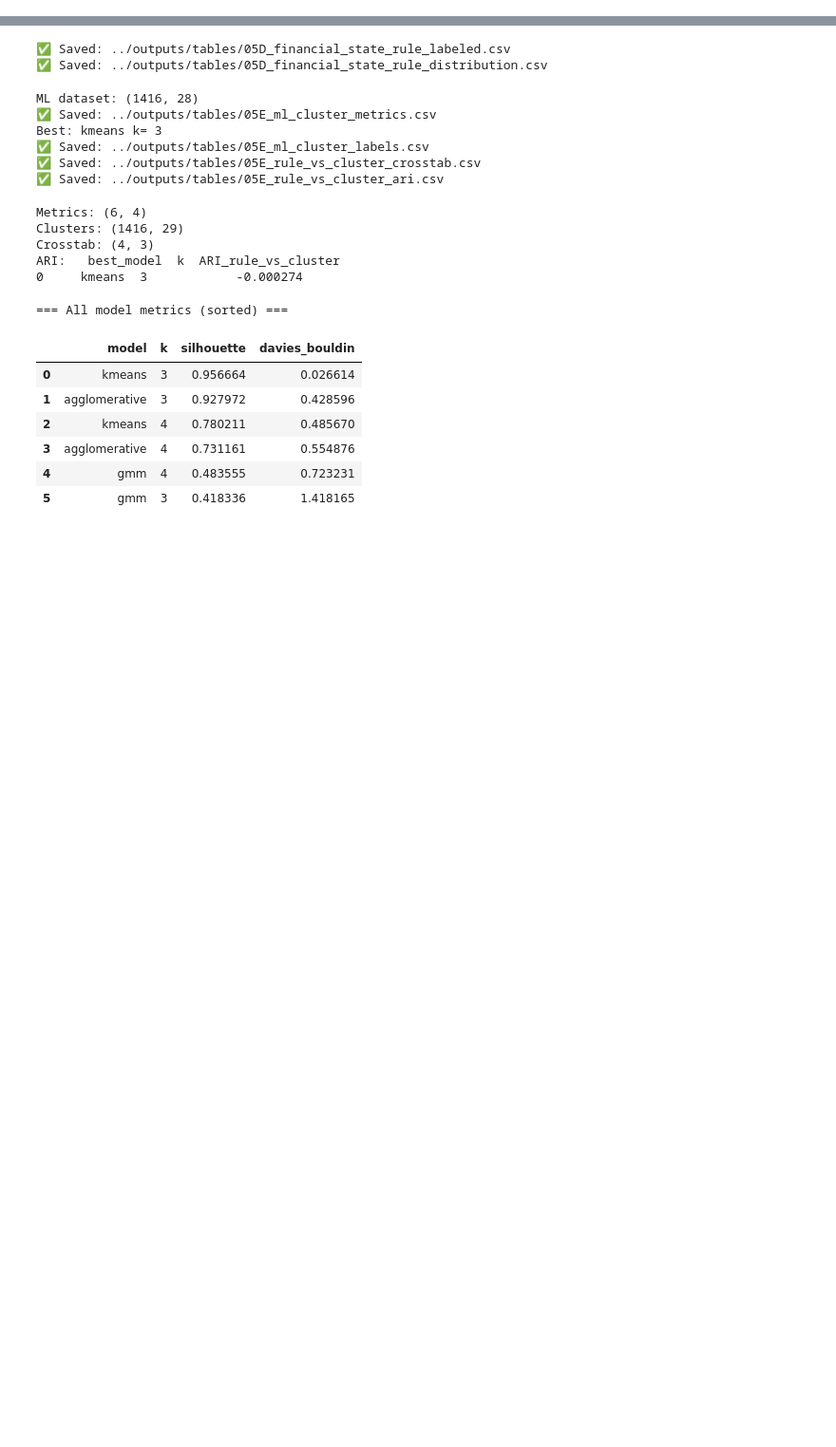
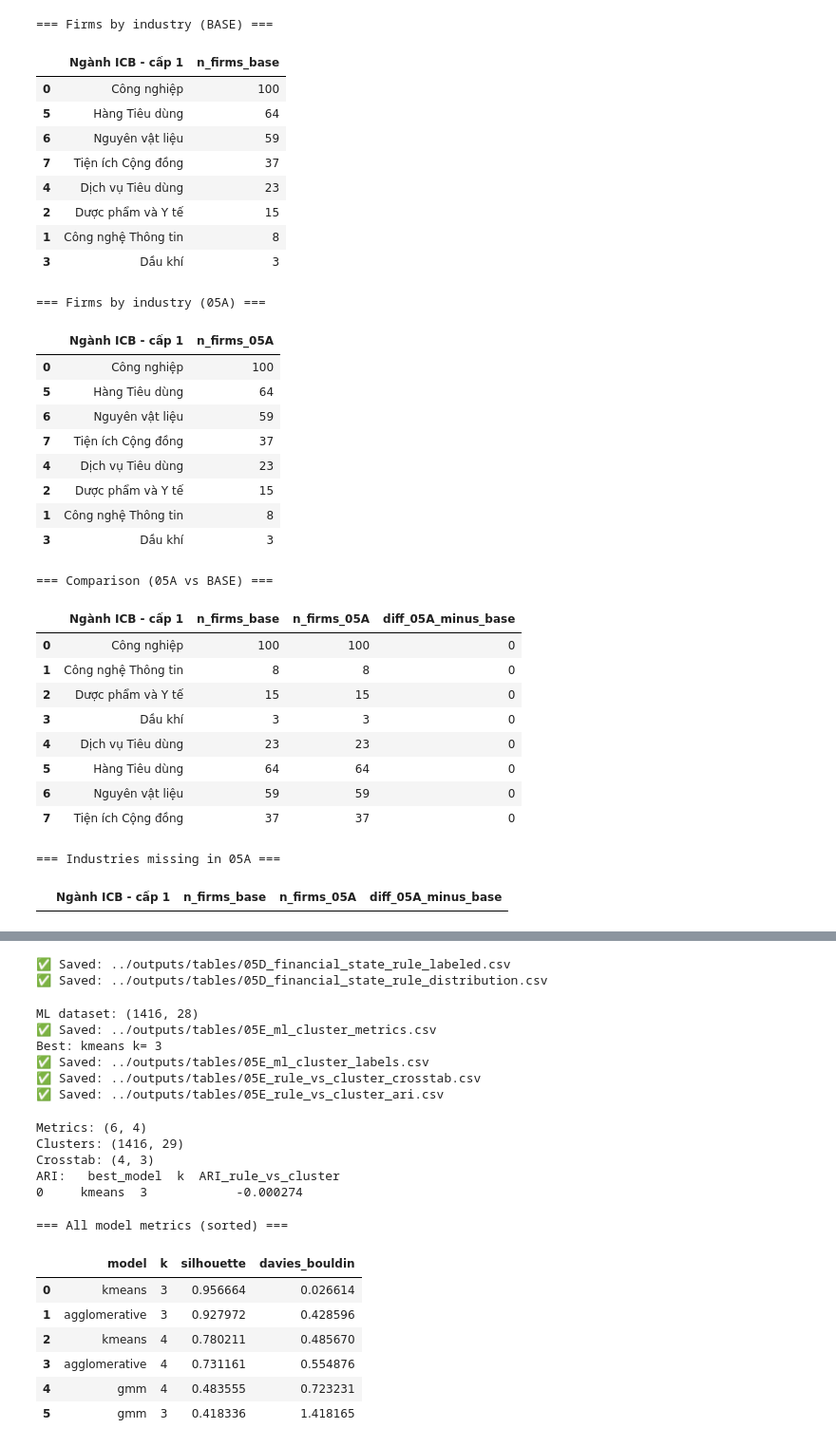
Before and after one commit to duyendm22414/FINANCIAL-STATE-TRACKER, a Jupyter notebook: notebooks/05_financial_state_classification.ipynb, the cells around one changed output, grey strips where cells are left out. Shown at 95% size. Cells and saved outputs as stored; diff of their text form; code cells hidden in the pictures; blank space fills up the shorter version.

```diff
--- a/notebooks/05_financial_state_classification.ipynb
+++ b/notebooks/05_financial_state_classification.ipynb
@@ -84,3 +225,80 @@ bench_df: (120, 6)
+# %%
+import pandas as pd
+
+# 1) Từ dữ liệu gốc (đầu pipeline)
+DATA_PATH = "../data/processed/financial_ratios_final_clean.csv"
+df0 = pd.read_csv(DATA_PATH, encoding="utf-8-sig")
+
+base_firms = (
+    df0.groupby("Ngành ICB - cấp 1")["Mã"]
+       .nunique()
+       .reset_index(name="n_firms_base")
+)
+
+print("=== Firms by industry (BASE) ===")
+display(base_firms.sort_values("n_firms_base", ascending=False))
+
+
+# 2) Từ file sau (05A: base_with_representatives)
+IN_05A = "../outputs/tables/05A_base_with_representatives.csv"
+df05a = pd.read_csv(IN_05A, encoding="utf-8-sig")
+
+firms_05a = (
+    df05a.groupby("Ngành ICB - cấp 1")["Mã"]
+         .nunique()
+         .reset_index(name="n_firms_05A")
+)
+
+print("=== Firms by industry (05A) ===")
+display(firms_05a.sort_values("n_firms_05A", ascending=False))
+
+
+# 3) So sánh & tìm ngành bị mất
+compare = base_firms.merge(firms_05a, on="Ngành ICB - cấp 1", how="outer")
+compare["n_firms_base"] = compare["n_firms_base"].fillna(0).astype(int)
+compare["n_firms_05A"]  = compare["n_firms_05A"].fillna(0).astype(int)
+compare["diff_05A_minus_base"] = compare["n_firms_05A"] - compare["n_firms_base"]
+
+print("=== Comparison (05A vs BASE) ===")
+display(compare.sort_values("diff_05A_minus_base"))
+
+# Ngành bị mất hoàn toàn trong 05A
+lost = compare[compare["n_firms_05A"] == 0].sort_values("n_firms_base", ascending=False)
+print("=== Industries missing in 05A ===")
+display(lost)
+# %% [output]
+=== Firms by industry (BASE) ===
+|  | Ngành ICB - cấp 1 | n_firms_base |
+| 0 | Công nghiệp | 100 |
+| 5 | Hàng Tiêu dùng | 64 |
+| 6 | Nguyên vật liệu | 59 |
+| 7 | Tiện ích Cộng đồng | 37 |
+| 4 | Dịch vụ Tiêu dùng | 23 |
+| 2 | Dược phẩm và Y tế | 15 |
+| 1 | Công nghệ Thông tin | 8 |
+| 3 | Dầu khí | 3 |
+=== Firms by industry (05A) ===
+|  | Ngành ICB - cấp 1 | n_firms_05A |
+| 0 | Công nghiệp | 100 |
+| 5 | Hàng Tiêu dùng | 64 |
+| 6 | Nguyên vật liệu | 59 |
+| 7 | Tiện ích Cộng đồng | 37 |
+| 4 | Dịch vụ Tiêu dùng | 23 |
+| 2 | Dược phẩm và Y tế | 15 |
+| 1 | Công nghệ Thông tin | 8 |
+| 3 | Dầu khí | 3 |
+=== Comparison (05A vs BASE) ===
+|  | Ngành ICB - cấp 1 | n_firms_base | n_firms_05A | diff_05A_minus_base |
+| 0 | Công nghiệp | 100 | 100 | 0 |
+| 1 | Công nghệ Thông tin | 8 | 8 | 0 |
+| 2 | Dược phẩm và Y tế | 15 | 15 | 0 |
+| 3 | Dầu khí | 3 | 3 | 0 |
+| 4 | Dịch vụ Tiêu dùng | 23 | 23 | 0 |
+| 5 | Hàng Tiêu dùng | 64 | 64 | 0 |
+| 6 | Nguyên vật liệu | 59 | 59 | 0 |
+| 7 | Tiện ích Cộng đồng | 37 | 37 | 0 |
+=== Industries missing in 05A ===
+|  | Ngành ICB - cấp 1 | n_firms_base | n_firms_05A | diff_05A_minus_base |
 # %%
 import os
 import numpy as np
```
Also changed, not shown: parts of 4 cells of this notebook, 34 other files.
